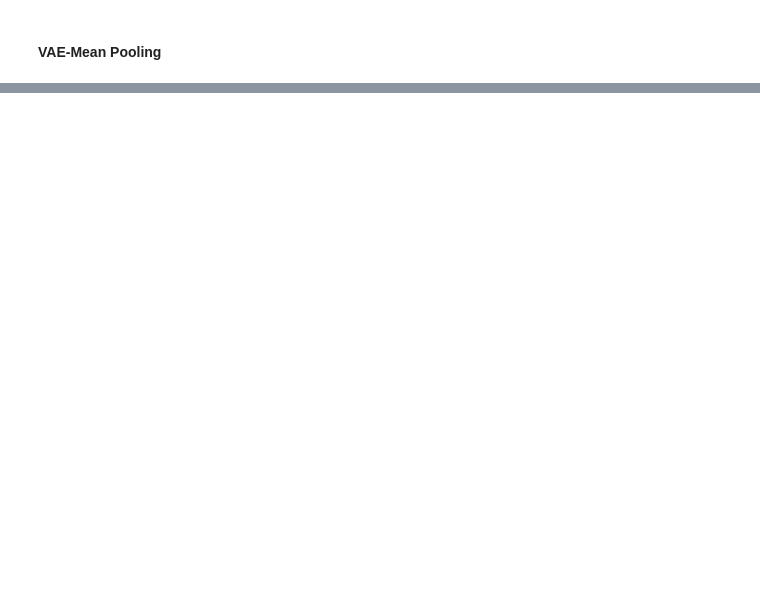
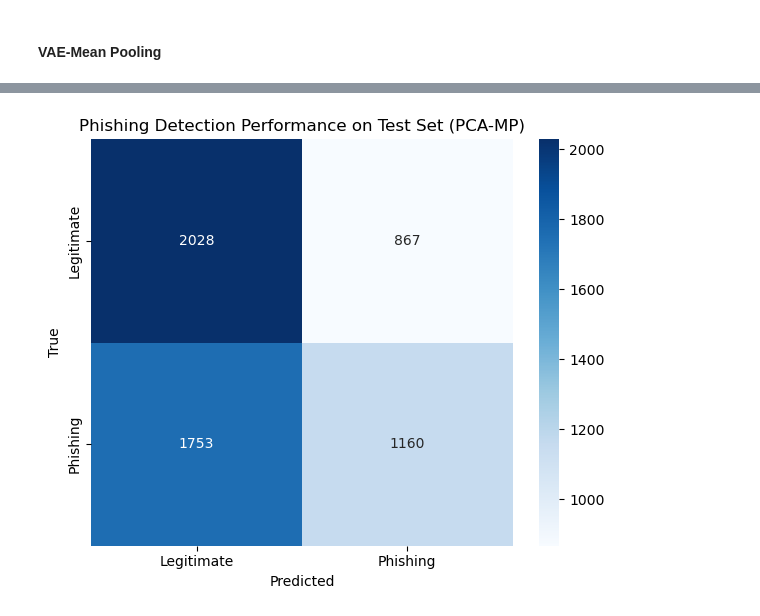
Before and after one commit to emiliopm1997/Zero_Day_Phishing_Project, a Jupyter notebook: notebooks/pipeline.ipynb, the cells around one changed output, grey strips where cells are left out. Drawn from its saved outputs; the diff is of its cells as text; code cells hidden in the pictures; blank space fills up the shorter version.

```diff
--- a/notebooks/pipeline.ipynb
+++ b/notebooks/pipeline.ipynb
@@ -733,0 +805,4 @@ with pd.ExcelWriter(DATA_FOLDER / "model_tuning_results.xlsx", engine='openpyxl'
+# %%
+compute_confusion_matrix(y_test, y_preds["pca_mp"], "PCA-MP")
+# %% [output]
+[figure, added]
```
Also changed, not shown: parts of 23 cells of this notebook, 9 other files.
